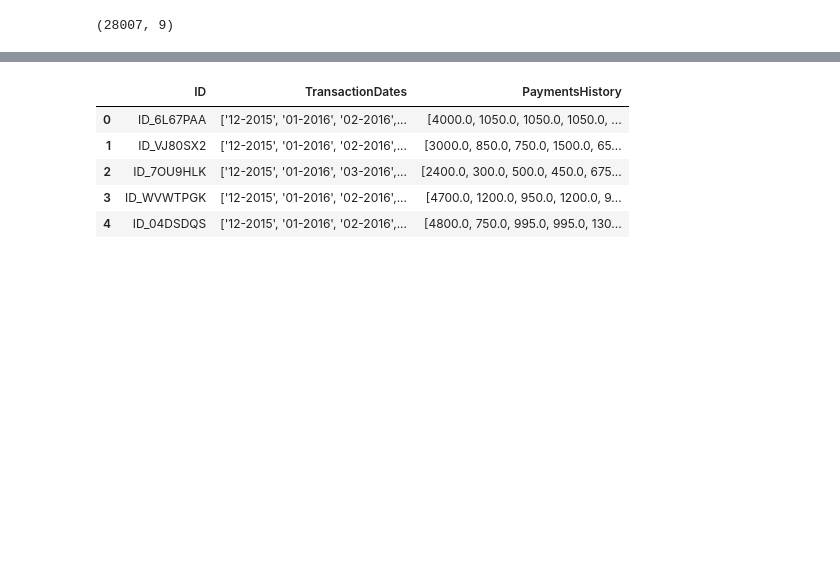
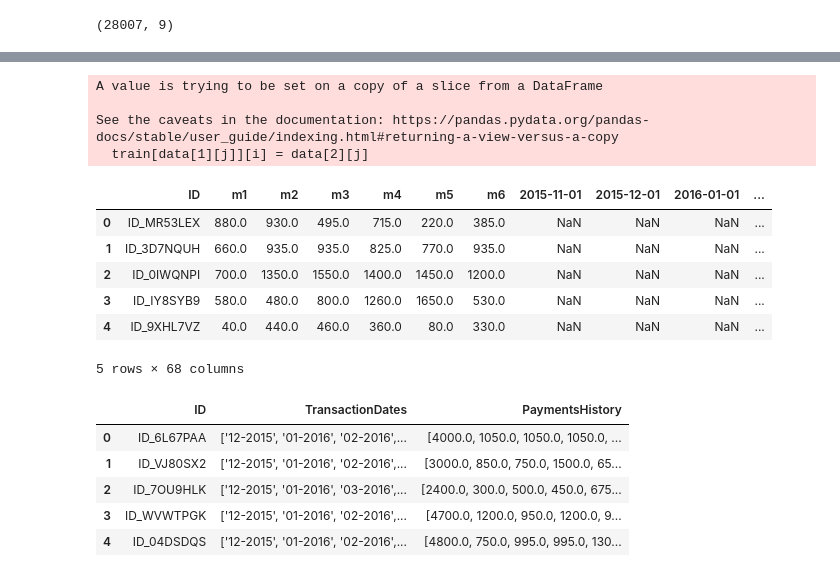
Before and after one commit to devanshi10/SFC_PayGo, a Jupyter notebook: sfc_data_cleaning.ipynb, the cells around one changed output, grey strips where cells are left out. Drawn from its saved outputs; the diff is of its cells as text; code cells hidden in the pictures; blank space fills up the shorter version.

Commit message:
transformed the train data

```diff
--- a/sfc_data_cleaning.ipynb
+++ b/sfc_data_cleaning.ipynb
@@ -34,3 +36,18 @@ dtype: object
 train.shape
 # %% [output]
 (28007, 9)
+# %%
+
+for i,data in train.iterrows():
+    td = []
+    payments = []
+    dates = data[1][1:-1].split(", ")
+    paymentshistory = data[2][1:-1].split(", ")
+    for date in dates:
+
+        td.append(pd.to_datetime(date[1:-1]).date())
+    train.TransactionDates[i] = np.array(td)
+    for payment in paymentshistory:
+        payments.append(float(payment))
+    train.PaymentsHistory[i] = np.array(payments)
+train.head()
@@ -36,0 +69,9 @@ train.shape
+# %%
+date_list = []
+for i,data in train.iterrows():
+    dates = data[1]
+    for date in dates:
+        if not date in date_list:
+            date_list.append(date)
+date_list.sort()
+date_list
@@ -36,0 +96,4 @@ train.shape
+# %%
+for col in date_list:
+    train[col] = np.nan
+train.head()
@@ -37,3 +108,23 @@ train.shape
+# %%
+for i, data in train.iterrows():
+    for j in range(len(data[2])):
+        train[data[1][j]][i] = data[2][j]
+# %% [output]
+A value is trying to be set on a copy of a slice from a DataFrame
+
+See the caveats in the documentation: https://pandas.pydata.org/pandas-docs/stable/user_guide/indexing.html#returning-a-view-versus-a-copy
+  train[data[1][j]][i] = data[2][j]
+# %%
+train.drop(columns=["TransactionDates", "PaymentsHistory"], inplace = True)
+train.head()
+# %% [output]
+|  | ID | m1 | m2 | m3 | m4 | m5 | m6 | 2015-11-01 | 2015-12-01 | 2016-01-01 | ... |
+| 0 | ID_MR53LEX | 880.0 | 930.0 | 495.0 | 715.0 | 220.0 | 385.0 | NaN | NaN | NaN | ... |
+| 1 | ID_3D7NQUH | 660.0 | 935.0 | 935.0 | 825.0 | 770.0 | 935.0 | NaN | NaN | NaN | ... |
+| 2 | ID_0IWQNPI | 700.0 | 1350.0 | 1550.0 | 1400.0 | 1450.0 | 1200.0 | NaN | NaN | NaN | ... |
+| 3 | ID_IY8SYB9 | 580.0 | 480.0 | 800.0 | 1260.0 | 1650.0 | 530.0 | NaN | NaN | NaN | ... |
+| 4 | ID_9XHL7VZ | 40.0 | 440.0 | 460.0 | 360.0 | 80.0 | 330.0 | NaN | NaN | NaN | ... |
+5 rows × 68 columns
 # %%
 test = pd.read_csv("Test.csv")
 # %%
```
Also changed, not shown: parts of 5 cells of this notebook.
